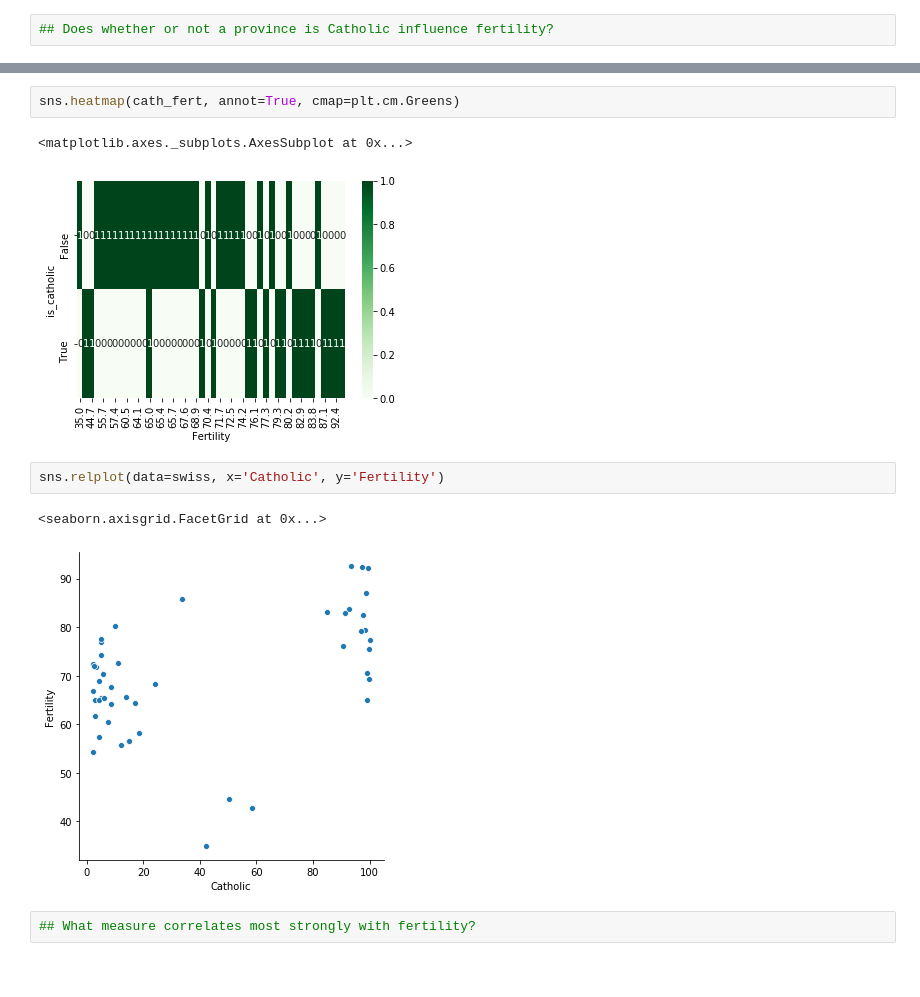
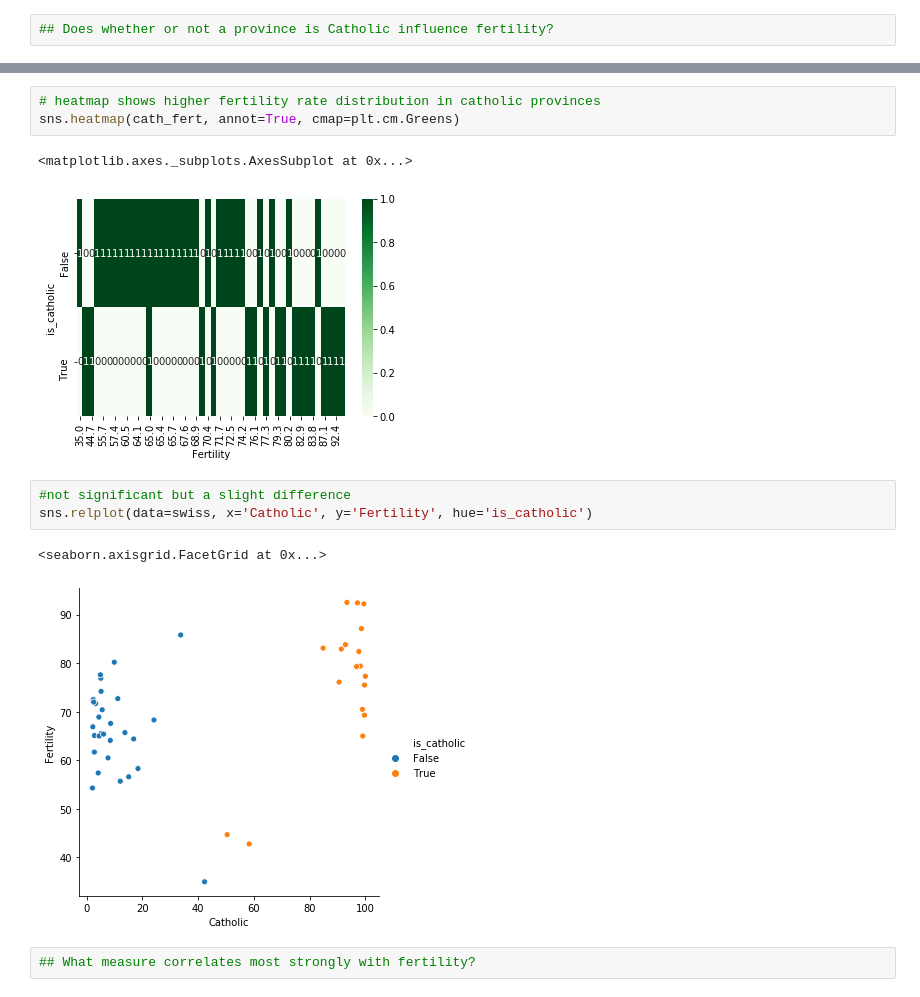
Before and after one commit to Brandon-Martinez27/numpy-pandas-visualization-exercises, a Jupyter notebook: seaborn_exercises.ipynb, the cells around one changed output, grey strips where cells are left out. Cells and saved outputs as stored; diff of their text form.

```diff
--- a/seaborn_exercises.ipynb
+++ b/seaborn_exercises.ipynb
@@ -172,13 +146,15 @@ cath_fert = pd.crosstab(swiss.is_catholic, swiss.Fertility)
 # %%
+# heatmap shows higher fertility rate distribution in catholic provinces
 sns.heatmap(cath_fert, annot=True, cmap=plt.cm.Greens)
 # %% [output]
 <matplotlib.axes._subplots.AxesSubplot at 0x...>
 [figure]
 # %%
-sns.relplot(data=swiss, x='Catholic', y='Fertility')
+#not significant but a slight difference
+sns.relplot(data=swiss, x='Catholic', y='Fertility', hue='is_catholic')
 # %% [output]
 <seaborn.axisgrid.FacetGrid at 0x...>
-[figure, old version]
+[figure, new version]
 # %%
 ## What measure correlates most strongly with fertility?
 # %%
```
Also changed, not shown: parts of 22 cells of this notebook.
